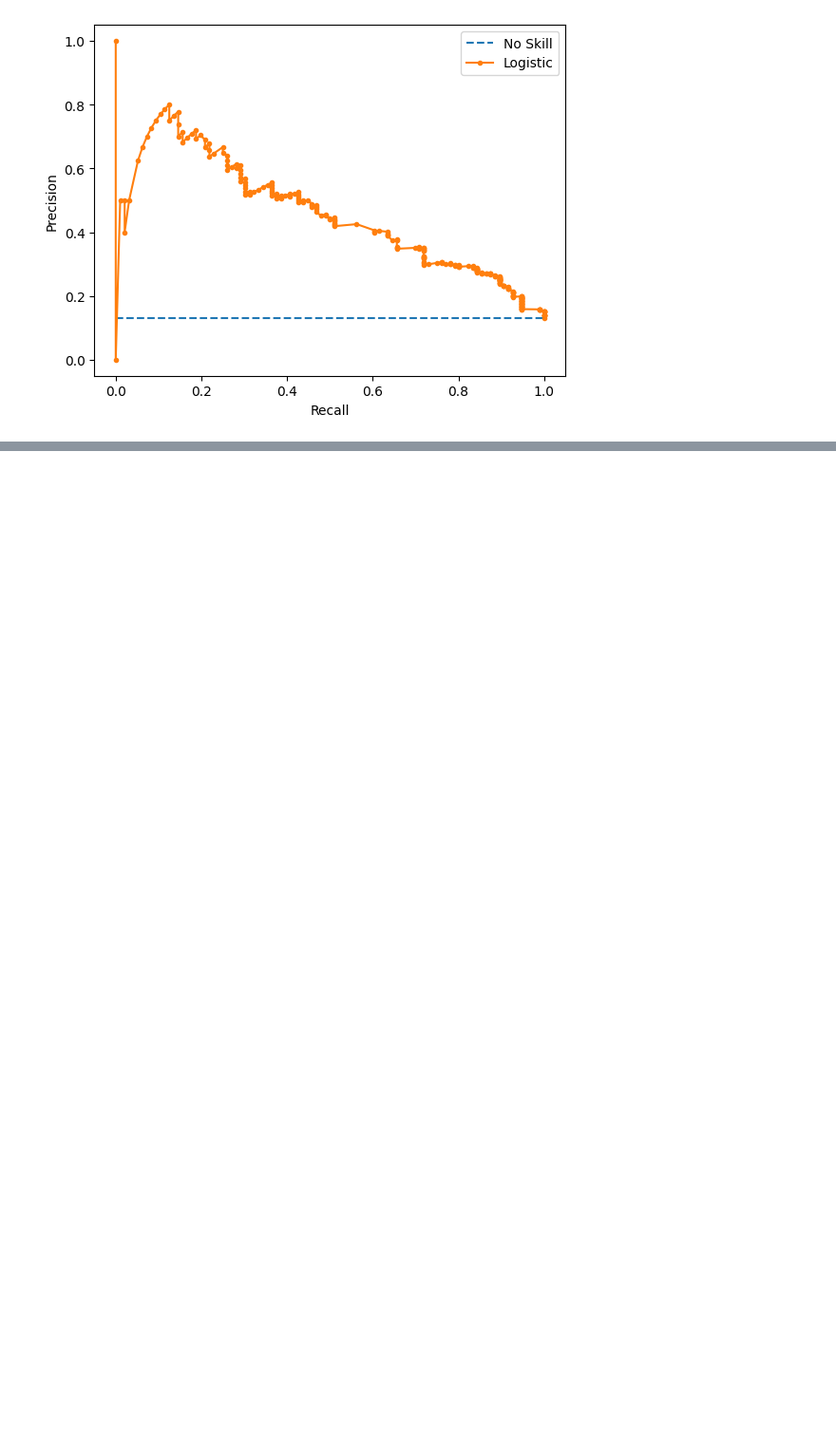
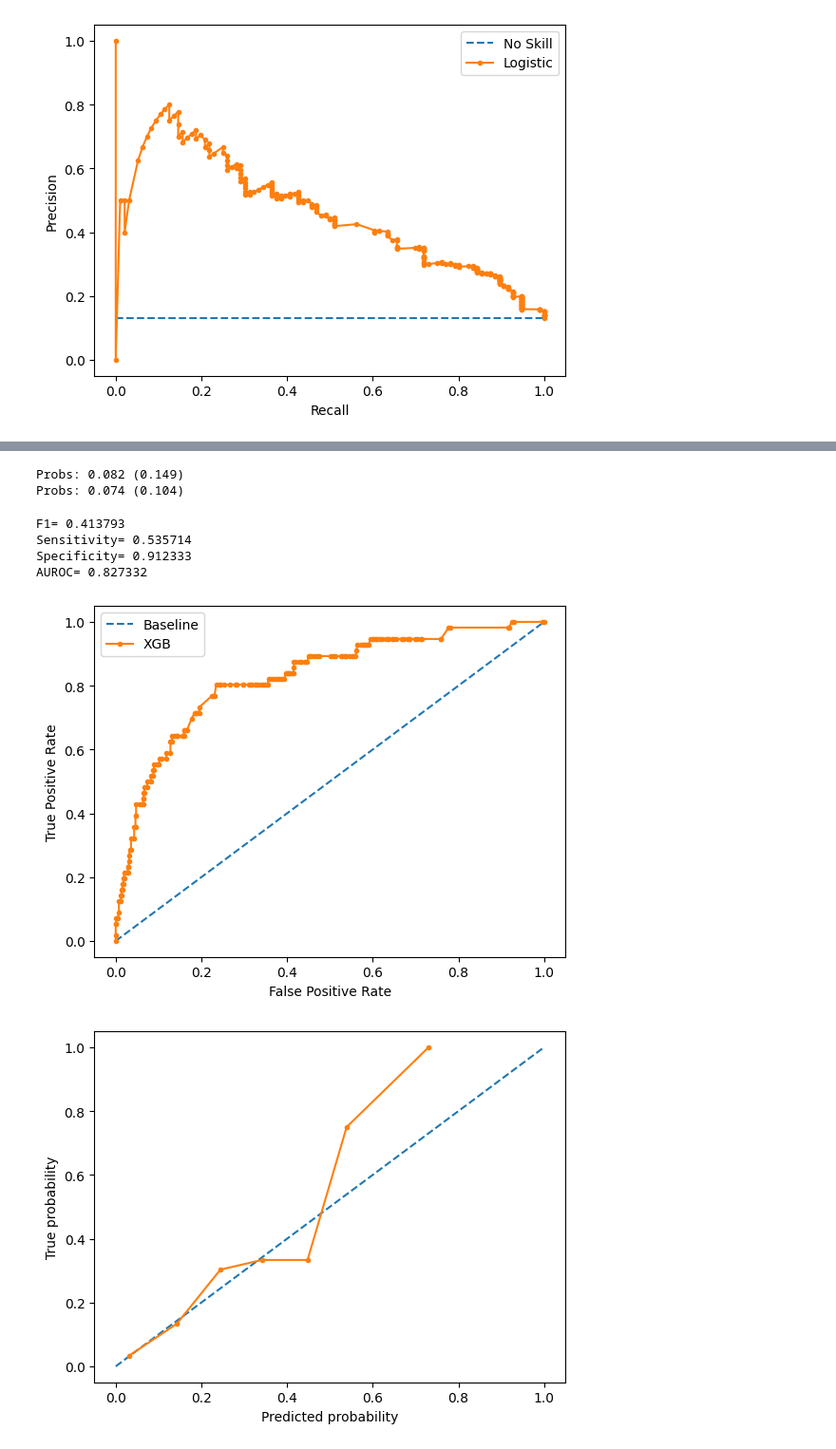
Before and after one commit to kk262626/predicting_suicidality, a Jupyter notebook: XGB_Models.ipynb, the cells around one changed output, grey strips where cells are left out. Shown at 95% size. Saved outputs shown, nothing was run; the diff lists cells and outputs as text; code cells hidden in the pictures; blank space fills up the shorter version.

Commit message:
Finished running models, commenced second round of evals

```diff
--- a/XGB_Models.ipynb
+++ b/XGB_Models.ipynb
@@ -192,0 +195,3 @@ graphs(y_hold_si, si_testprob)
+# %%
+y=pd.read_csv(r'C:\Users\z5291979\OneDrive - UNSW\Documents\lsac-data\processed_data\y_nssi.csv')
+y_hold=pd.read_csv(r'C:\Users\z5291979\OneDrive - UNSW\Documents\lsac-data\processed_data\y_hold_nssi.csv')
@@ -192,0 +264,19 @@ graphs(y_hold_si, si_testprob)
+# %%
+cXGB=joblib.load('XGB_nssi.sav')
+nssi_trainprob=predict(Xi)
+nssi_testprob=predict(Xi_hold)
+# %% [output]
+Probs: 0.082 (0.149)
+Probs: 0.074 (0.104)
+# %%
+ypred, f1, sens, spec, auc=eval(y_hold, nssi_testprob, 0.172887)
+# %% [output]
+F1= 0.413793
+Sensitivity= 0.535714
+Specificity= 0.912333
+AUROC= 0.827332
+# %%
+graphs(y_hold, nssi_testprob)
+# %% [output]
+[figure, added]
+[figure, added]
```
Also changed, not shown: parts of 30 cells of this notebook, 25 other files.
